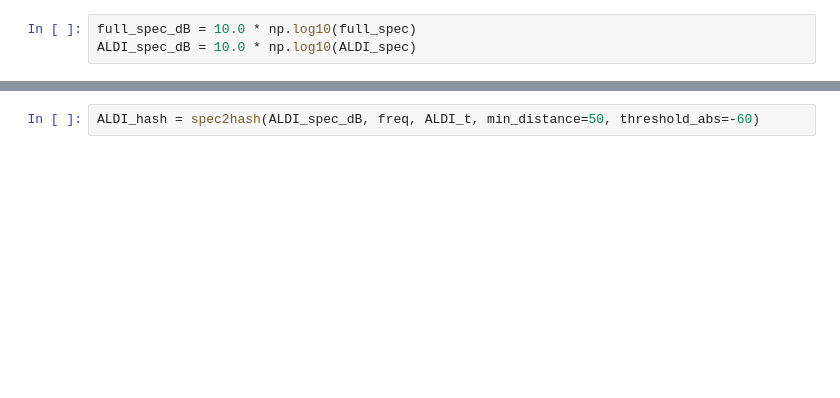
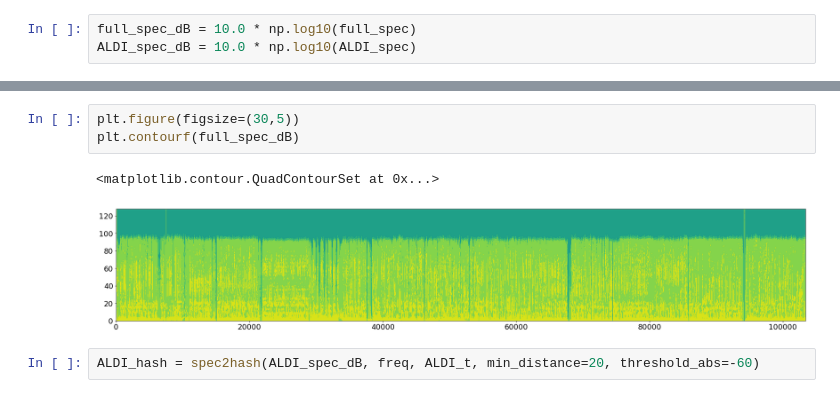
Before and after one commit to Robsrepo42/AudioAdScanner, a Jupyter notebook: Hashing_Werbung_chaos.ipynb, the cells around one changed output, grey strips where cells are left out. Cells and saved outputs as stored; diff of their text form; blank space fills up the shorter version.

```diff
--- a/Hashing_Werbung_chaos.ipynb
+++ b/Hashing_Werbung_chaos.ipynb
@@ -212,5 +298,11 @@ plt.contourf(ALDI_spec_dB)
+# %%
+plt.figure(figsize=(30,5))
+plt.contourf(full_spec_dB)
+# %% [output]
+<matplotlib.contour.QuadContourSet at 0x...>
+[figure, added]
 # %%
-ALDI_hash = spec2hash(ALDI_spec_dB, freq, ALDI_t, min_distance=50, threshold_abs=-60)
+ALDI_hash = spec2hash(ALDI_spec_dB, freq, ALDI_t, min_distance=20, threshold_abs=-60)
 # %%
 ALDI_hash[0].shape
 # %% [output]
```
Also changed, not shown: parts of 38 cells of this notebook.
